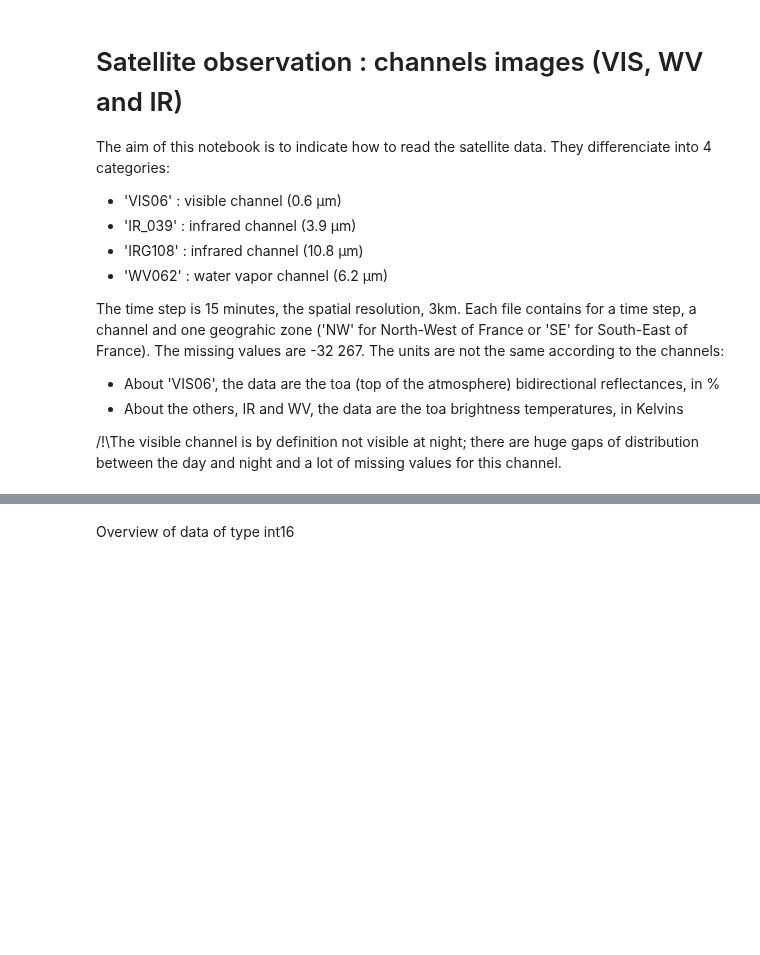
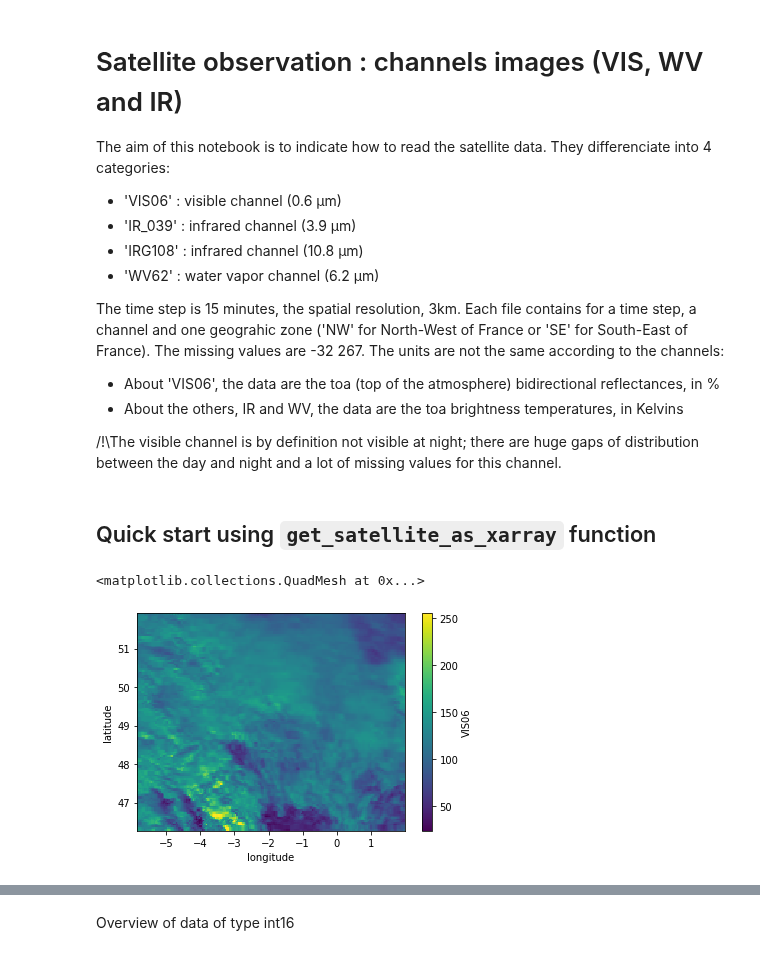
Before and after one commit to meteofrance/meteonet, a Jupyter notebook: data_exploration/satellite/open_satellite_channels.ipynb, the cells around one changed output, grey strips where cells are left out. Drawn from its saved outputs; the diff is of its cells as text; code cells hidden in the pictures; blank space fills up the shorter version.

```diff
--- a/data_exploration/satellite/open_satellite_channels.ipynb
+++ b/data_exploration/satellite/open_satellite_channels.ipynb
@@ -6,7 +6,7 @@ The aim of this notebook is to indicate how to read the satellite data. They dif
     <li>'VIS06' : visible channel (0.6 µm)</li>
     <li>'IR_039' : infrared channel (3.9 µm)</li>
     <li>'IRG108' : infrared channel (10.8 µm)</li>
-    <li>'WV062' : water vapor channel (6.2 µm)</li>
+    <li>'WV62' : water vapor channel (6.2 µm)</li>
 </ul>
 
 The time step is 15 minutes, the spatial resolution, 3km. Each file contains for a time step, a channel and one geograhic zone ('NW' for North-West of France or 'SE' for South-East of France). The missing values are -32 267. The units are not the same according to the channels:
@@ -28,3 +30,11 @@ channel = "VIS06"
 # %%
 fpath = "../data_sample/satellite/%s_%s_201601011200.npz"%(channel,zone)
 title = "Channel %s - day 20160101 12H00 - zone %s "%(channel,zone)
+# %% [markdown]
+## Quick start using  `get_satellite_as_xarray` function
+# %%
+ds = get_satellite_as_xarray(fpath,zone,channel)
+ds[channel].plot()
+# %% [output]
+<matplotlib.collections.QuadMesh at 0x...>
+[figure, added]
```
Also changed, not shown: parts of 9 cells of this notebook, 5 other files.
